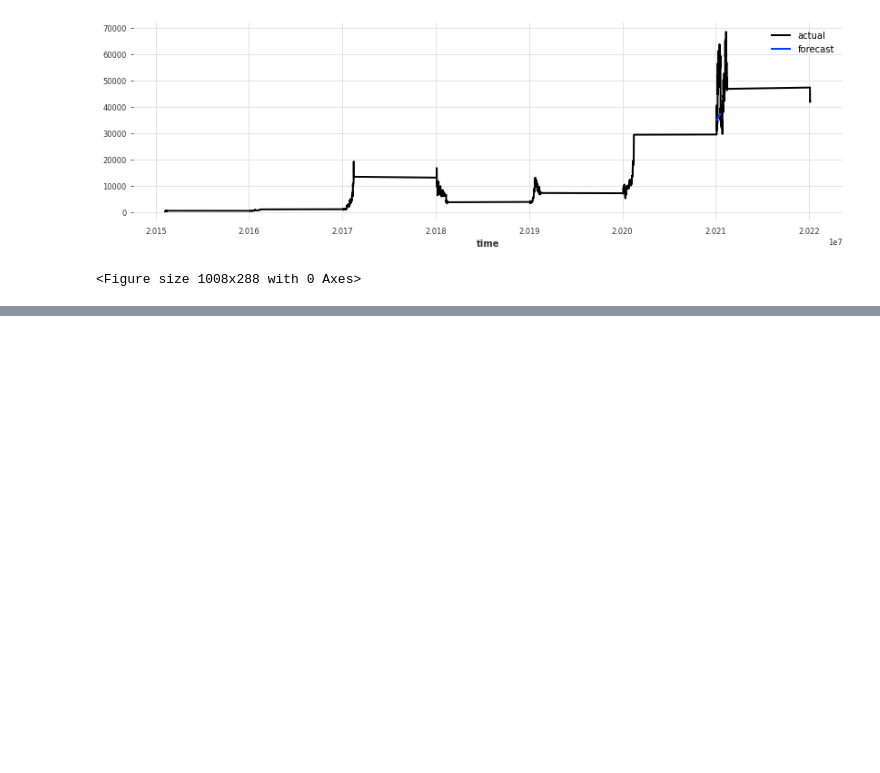
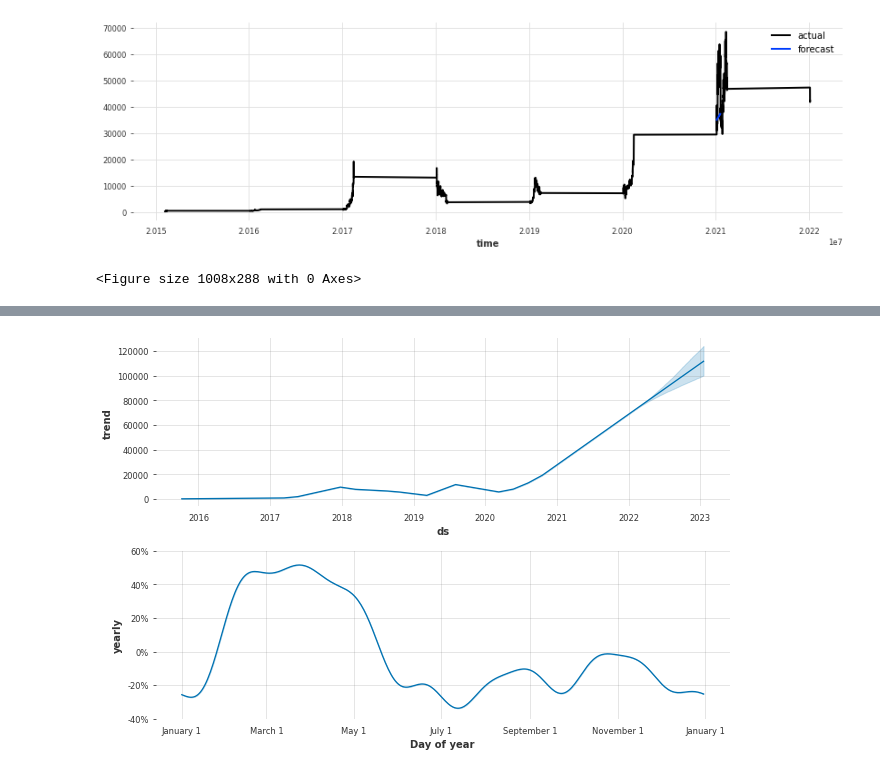
Before and after one commit to JonathanSuryadiputra/datascience-ca1, a Jupyter notebook: chiieong/CA.ipynb, the cells around one changed output, grey strips where cells are left out. Drawn from its saved outputs; the diff is of its cells as text; code cells hidden in the pictures; blank space fills up the shorter version.

```diff
--- a/chiieong/CA.ipynb
+++ b/chiieong/CA.ipynb
@@ -210,0 +247,4 @@ forecast
+# %%
+fig2 = model.plot_components(forecast)
+# %% [output]
+[figure, added]
```
Also changed, not shown: parts of 39 cells of this notebook.
